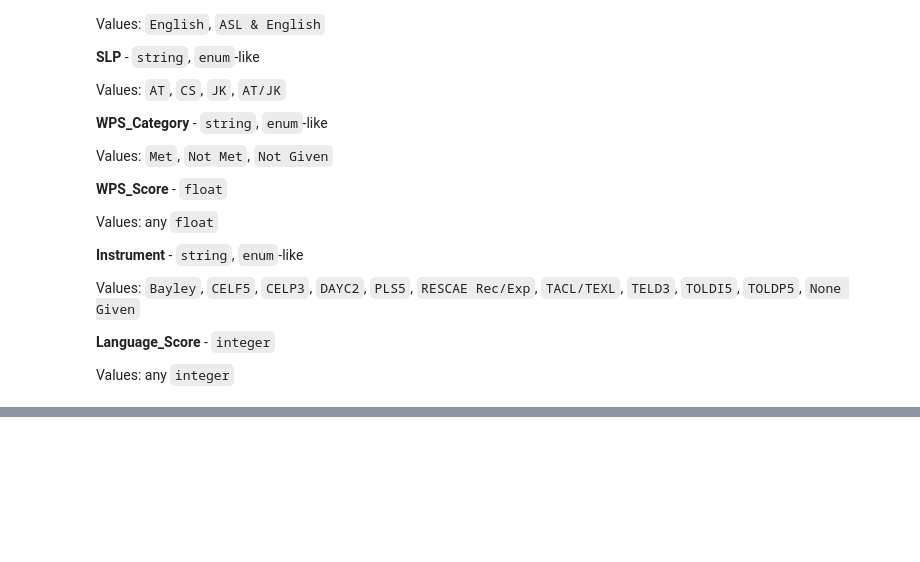
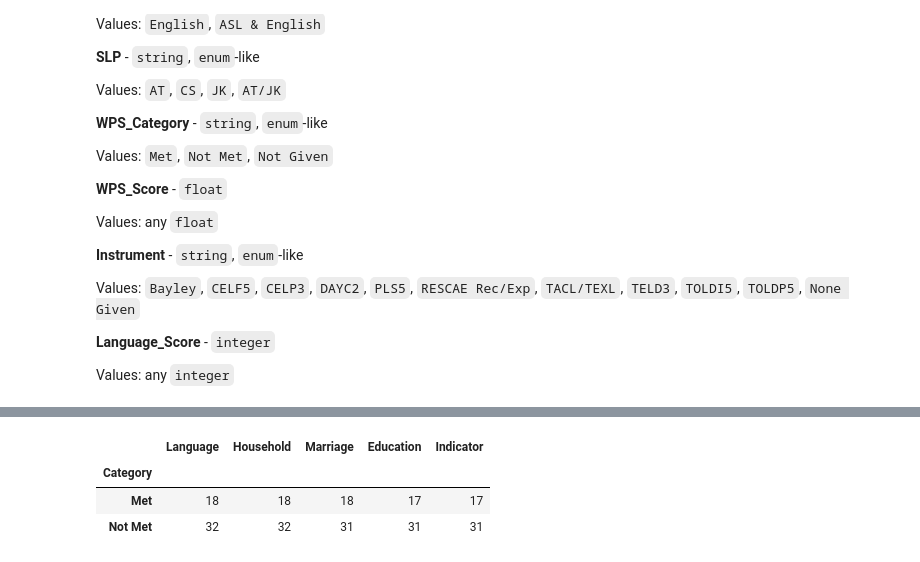
Before and after one commit to griffinengle/AAA-2026-Data-Analysis, a Jupyter notebook: AAA-26.ipynb, the cells around one changed output, grey strips where cells are left out. Cells and saved outputs as stored; diff of their text form; code cells hidden in the pictures; blank space fills up the shorter version.

```diff
--- a/AAA-26.ipynb
+++ b/AAA-26.ipynb
@@ -304,14 +304,16 @@ Values: `Bayley`, `CELF5`, `CELP3`, `DAYC2`, `PLS5`, `RESCAE Rec/Exp`, `TACL/TEX
 
 Values: any `integer`
 # %%
+import matplotlib.pyplot as plt
+import numpy as np
 import pandas as pd
-import statsmodels.stats.descriptivestats as ds
 import scipy.stats as stats
 import seaborn as sns
-import matplotlib.pyplot as plt
-import researchpy as rp
+import statsmodels.api as sm
+import statsmodels.stats.descriptivestats as ds
+import warnings
 from enum import Enum
-import warnings
+from statsmodels.formula.api import ols
 
 # Supress unwanted errors from script output
 warnings.filterwarnings("ignore", category=FutureWarning)
@@ -322,3 +324,25 @@ tab = "        "
 
 # Import data after exclusion from csv
 df = pd.read_csv("/workspaces/codespaces-blank/data/final-dataset-aaa26.csv")
+df_min = df[['ID', 'Gender', 'Birthdate', 'Evaluation_Date', 'Age_Day',
+             'Age_Month_Round', 'Age_Year_Round', 'Home_Language_Simple',
+             'Household_Status', 'Marital_Status', 'Maternal_Education',
+             'Aided_Side', 'Aided_Type', 'Device_Usage', 'Testing_Language',
+             'SLP', 'WPS_Category', 'WPS_Score', 'Instrument', 'Language_Score']]
+df_min.rename(columns={'Age_Day': 'Age_Days', 'Age_Month_Round': 'Age_Months',
+                       'Age_Year_Round': 'Age_Years','Home_Language_Simple': 'Language',
+                       'Household_Status': 'Household', 'Marital_Status': 'Marriage',
+                       'Maternal_Education': 'Education', 'Aided_Side': 'Side',
+                       'Aided_Type': 'Type', 'Device_Usage': 'Usage',
+                       'Testing_Language': 'Test_Language', 'WPS_Score': 'WPS'},
+                       inplace=True)
+df_ess = df[['ID', 'Age_Month_Round', 'Home_Language_Simple', 'Household_Status',
+             'Marital_Status', 'Maternal_Education', 'Indicator_SLD_Or_ADHD', 'WPS_Category', 'WPS_Score']]
+df_ess.rename(columns={'Age_Month_Round': 'Age', 'Home_Language_Simple': 'Language',
+                       'Household_Status': 'Household', 'Marital_Status': 'Marriage',
+                       'Maternal_Education': 'Education', 'Indicator_SLD_Or_ADHD':
+                       'Indicator', 'WPS_Category': 'Category', 'WPS_Score': 'WPS'}, inplace=True)
+
+filter = ['ASL', 'Spanish', 'Other', 'Unknown']
+df_ess = df_ess[~df_ess['Language'].isin(filter)]
+df_ess = df_ess[~df_ess['Category'].isin(['Not Given'])]
@@ -325,9 +358,24 @@ df = pd.read_csv("/workspaces/codespaces-blank/data/final-dataset-aaa26.csv")
 # %%
 # Descriptive Statistics:
 # Count, Mean, Median, SD, min-max WPS and Language Scores by group
 # Breakdowns of Age and Gender
 # ==============================
 grouped_stats = ['count', 'mean', 'median', 'std', 'min', 'max']
 df_test_filter = df[df['Instrument'].isin({'PLS5', 'Bayley_language'})]
 
-sld_count = df[df['Indicator_SLD_Or_ADHD'] == 'Yes']
+# sld_count = df[df['Indicator_SLD_Or_ADHD'] == 'Yes']
+# age_grouped_df = df.groupby(['Age_Month_Round', 'Indicator_SLD_Or_ADHD'])
+# age_grouped_df[['WPS_Score', 'Language_Score']].agg(grouped_stats).round(4)
+# gender_grouped_df = df.groupby(['Home_Language_Simple', 'Indicator_SLD_Or_ADHD'])
+#gender_grouped_df[['WPS_Score', 'Language_Score', 'Age_Month_Round']].agg(grouped_stats).round(4)
+#education_grouped_df = df.groupby(['Maternal_Education', 'Indicator_SLD_Or_ADHD'])
+#education_grouped_df[['WPS_Score', 'Language_Score', 'Age_Month_Round']].agg(grouped_stats).round(4)
+
+#grouped_df = df_ess.groupby['Category']
+#grouped_df['Language', 'Household', 'Marriage', 'Education', 'Indicator'].agg(grouped_stats).round(4)
+df_ess.groupby('Category')[['Language', 'Household', 'Marriage', 'Education', 'Indicator']].count()
+# %% [output]
+|  | Language | Household | Marriage | Education | Indicator |
+| Category |  |  |  |  |  |
+| Met | 18 | 18 | 18 | 17 | 17 |
+| Not Met | 32 | 32 | 31 | 31 | 31 |
```
Also changed, not shown: parts of 8 cells of this notebook, 3 other files.
